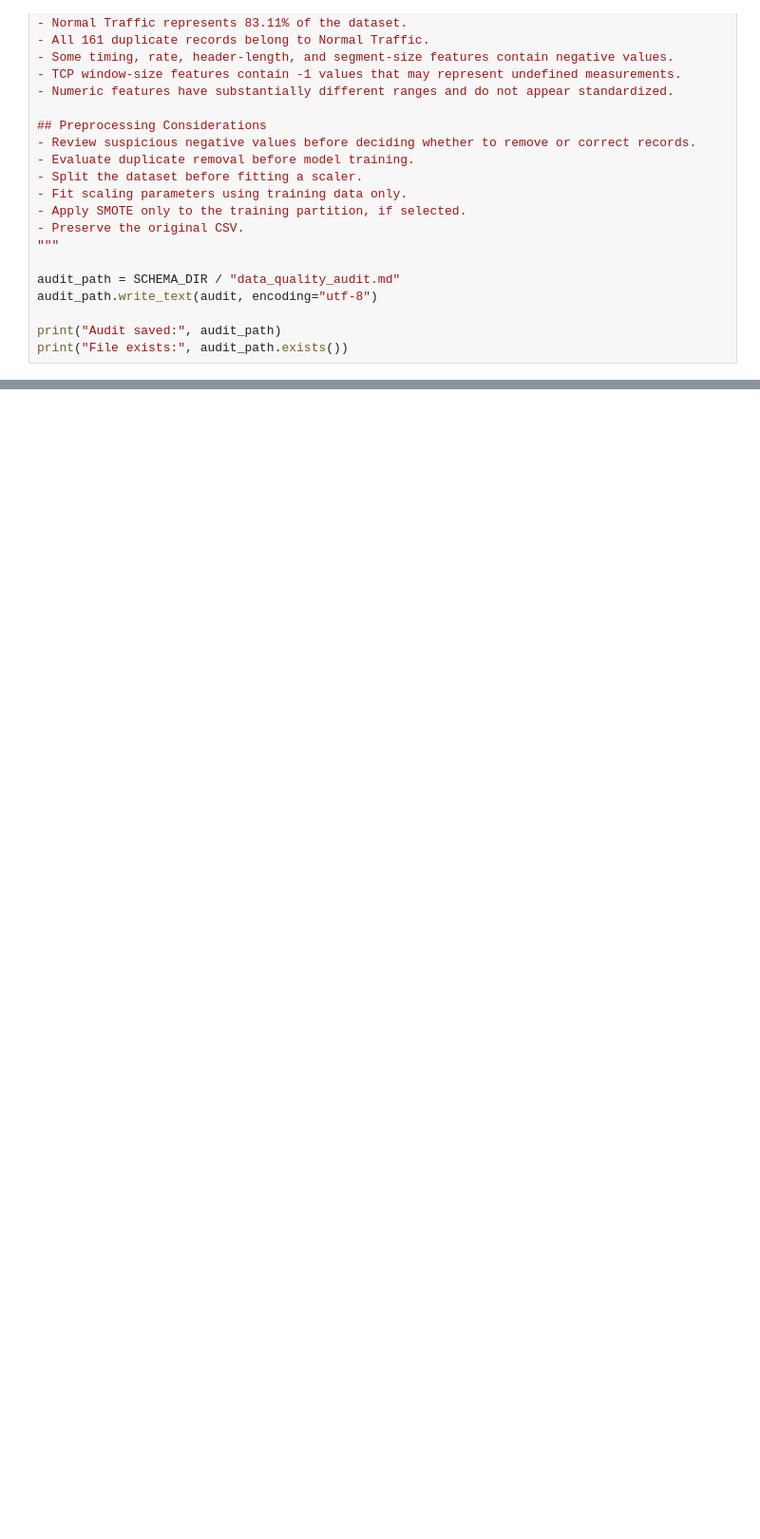
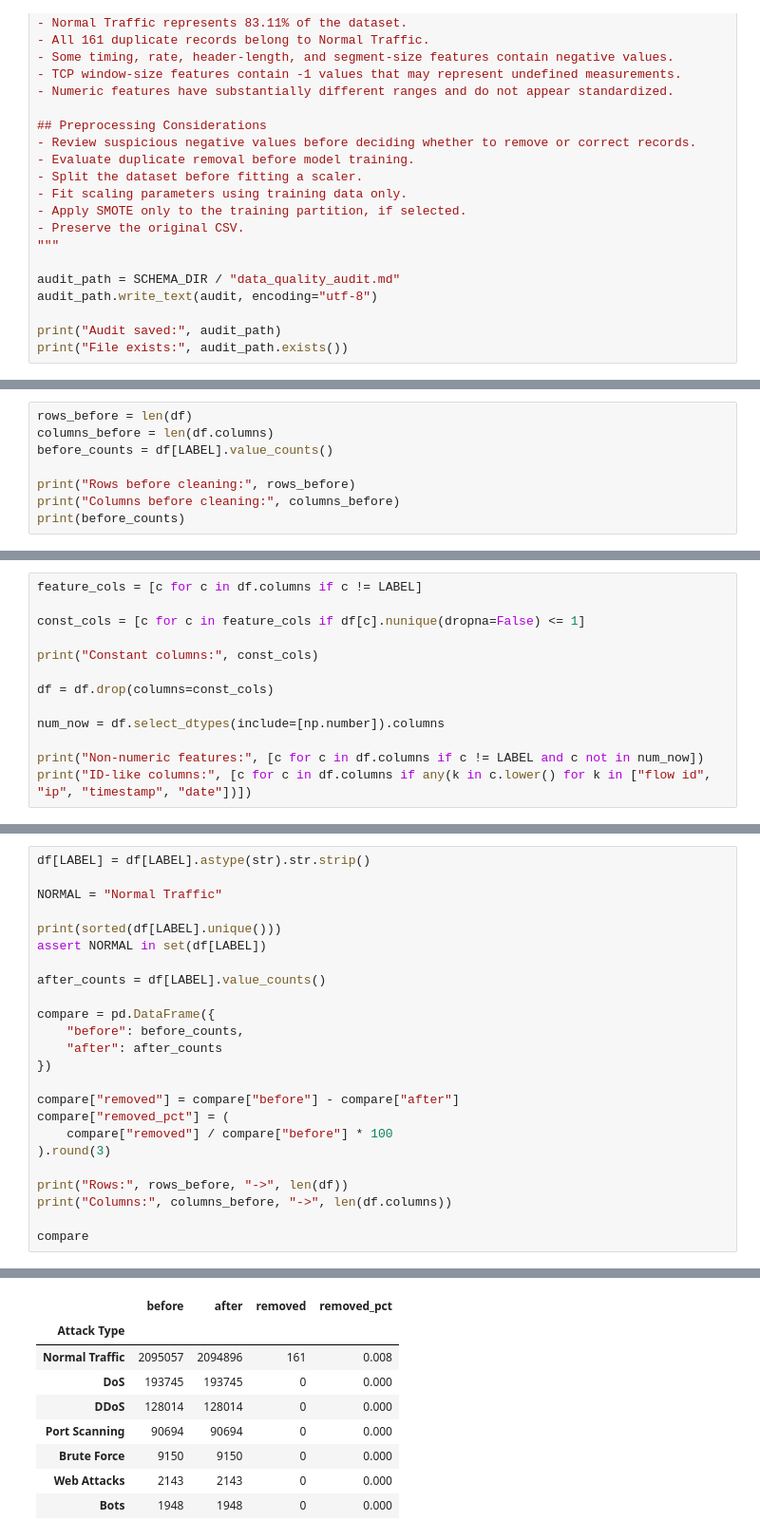
Before and after one commit to lluviaaaa/Kalasag, a Jupyter notebook: notebooks/01_data_cleaning.ipynb, the cells around one changed output, grey strips where cells are left out. Shown at 95% size. Drawn from its saved outputs; the diff is of its cells as text; blank space fills up the shorter version.

Commit message:
Add data cleaning steps and cleaning log

```diff
--- a/notebooks/01_data_cleaning.ipynb
+++ b/notebooks/01_data_cleaning.ipynb
@@ -229,0 +381,8 @@ print("File exists:", audit_path.exists())
+# %%
+rows_before = len(df)
+columns_before = len(df.columns)
+before_counts = df[LABEL].value_counts()
+
+print("Rows before cleaning:", rows_before)
+print("Columns before cleaning:", columns_before)
+print(before_counts)
@@ -229,0 +433,13 @@ print("File exists:", audit_path.exists())
+# %%
+feature_cols = [c for c in df.columns if c != LABEL]
+
+const_cols = [c for c in feature_cols if df[c].nunique(dropna=False) <= 1]
+
+print("Constant columns:", const_cols)
+
+df = df.drop(columns=const_cols)
+
+num_now = df.select_dtypes(include=[np.number]).columns
+
+print("Non-numeric features:", [c for c in df.columns if c != LABEL and c not in num_now])
+print("ID-like columns:", [c for c in df.columns if any(k in c.lower() for k in ["flow id", "ip", "timestamp", "date"])])
@@ -229,0 +450,25 @@ print("File exists:", audit_path.exists())
+# %%
+df[LABEL] = df[LABEL].astype(str).str.strip()
+
+NORMAL = "Normal Traffic"
+
+print(sorted(df[LABEL].unique()))
+assert NORMAL in set(df[LABEL])
+
+after_counts = df[LABEL].value_counts()
+
+compare = pd.DataFrame({
+    "before": before_counts,
+    "after": after_counts
+})
+
+compare["removed"] = compare["before"] - compare["after"]
+compare["removed_pct"] = (
+    compare["removed"] / compare["before"] * 100
+).round(3)
+
+print("Rows:", rows_before, "->", len(df))
+print("Columns:", columns_before, "->", len(df.columns))
+
+compare
+# %% [output]
@@ -229,0 +478,9 @@ print("File exists:", audit_path.exists())
+|  | before | after | removed | removed_pct |
+| Attack Type |  |  |  |  |
+| Normal Traffic | 2095057 | 2094896 | 161 | 0.008 |
+| DoS | 193745 | 193745 | 0 | 0.000 |
+| DDoS | 128014 | 128014 | 0 | 0.000 |
+| Port Scanning | 90694 | 90694 | 0 | 0.000 |
+| Brute Force | 9150 | 9150 | 0 | 0.000 |
+| Web Attacks | 2143 | 2143 | 0 | 0.000 |
+| Bots | 1948 | 1948 | 0 | 0.000 |
```
Also changed, not shown: parts of 21 cells of this notebook, 2 other files.
